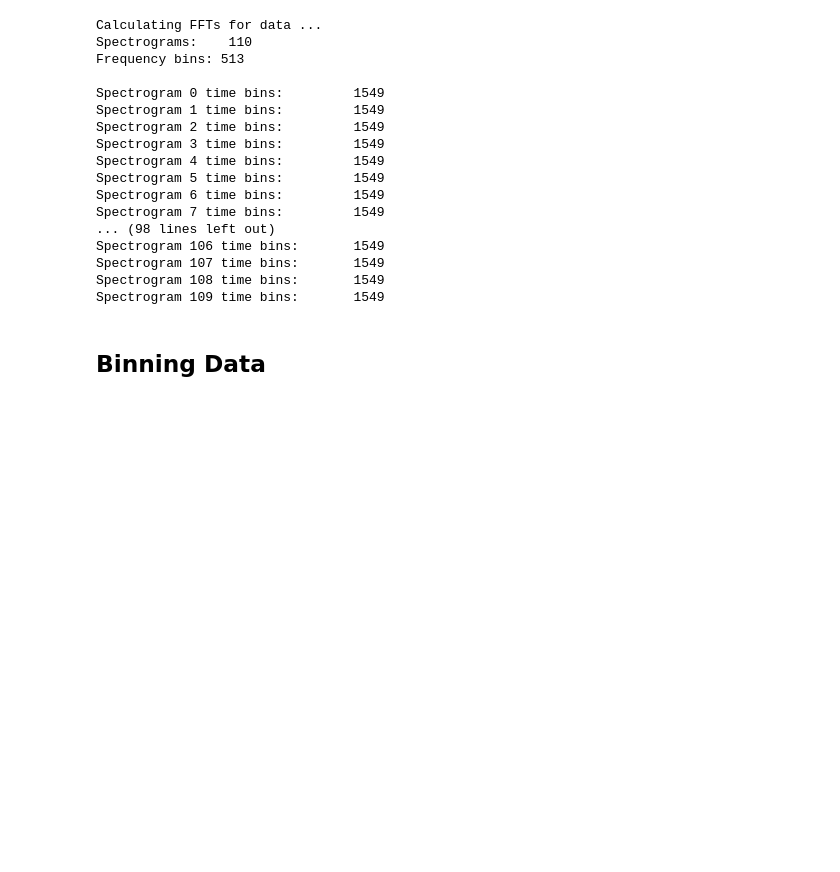
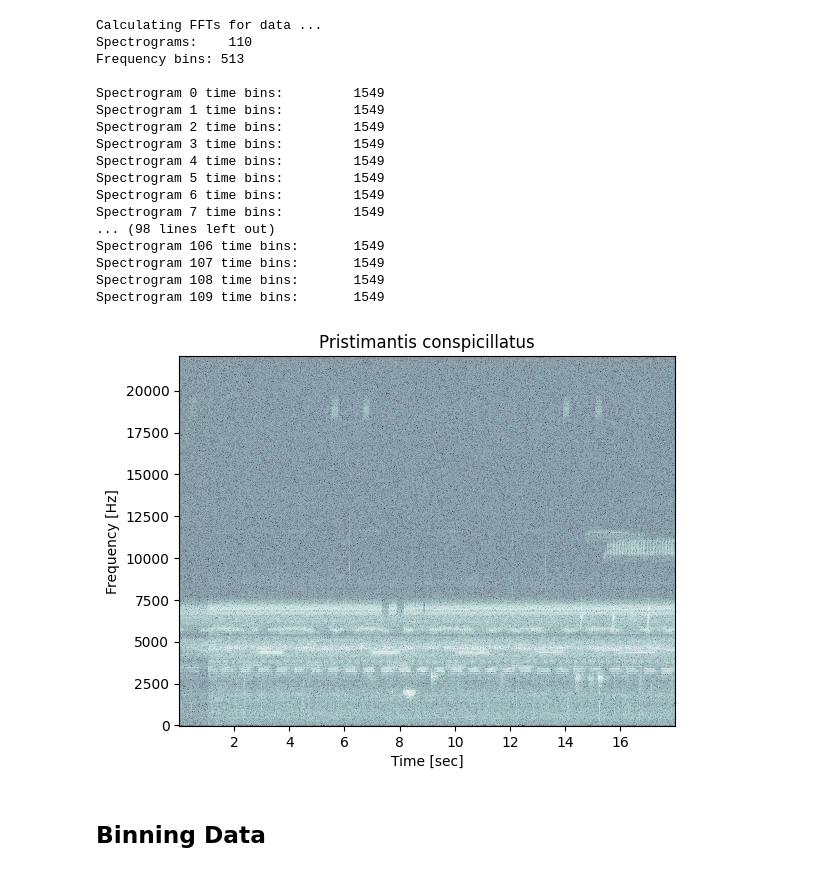
Before and after one commit to jrweinmeister/CS522_final, a Jupyter notebook: Final Project.ipynb, the cells around one changed output. Saved outputs shown, nothing was run; the diff lists cells and outputs as text; code cells hidden in the pictures; blank space fills up the shorter version.

```diff
--- a/Final Project.ipynb
+++ b/Final Project.ipynb
@@ -228,6 +234,26 @@ Spectrogram 106 time bins:       1549
 Spectrogram 107 time bins:       1549
 Spectrogram 108 time bins:       1549
 Spectrogram 109 time bins:       1549
+# %%
+# Plot spectrogram for data
+fig = plt.figure()
+f, t, pxx = signal.spectrogram(samples[15], nperseg=fft_size, fs=sample_rate, noverlap=fft_size/2)
+
+cmap=plt.cm.bone
+cmap = plt.cm.get_cmap("bone").copy()
+cmap.set_under(color='k', alpha=None)
+plt.pcolormesh(t, f, np.log10(pxx), cmap=cmap)
+
+plt.ylabel('Frequency [Hz]')
+plt.xlabel('Time [sec]')
+plt.title('Pristimantis conspicillatus')
+
+plt.show()
+
+title = 'PCSpec.png'
+#fig.savefig(title, bbox_inches='tight')
+# %% [output]
+[figure, added]
 # %% [markdown]
 ## Binning Data
 # %%
```
Also changed, not shown: parts of 1 cell of this notebook.
